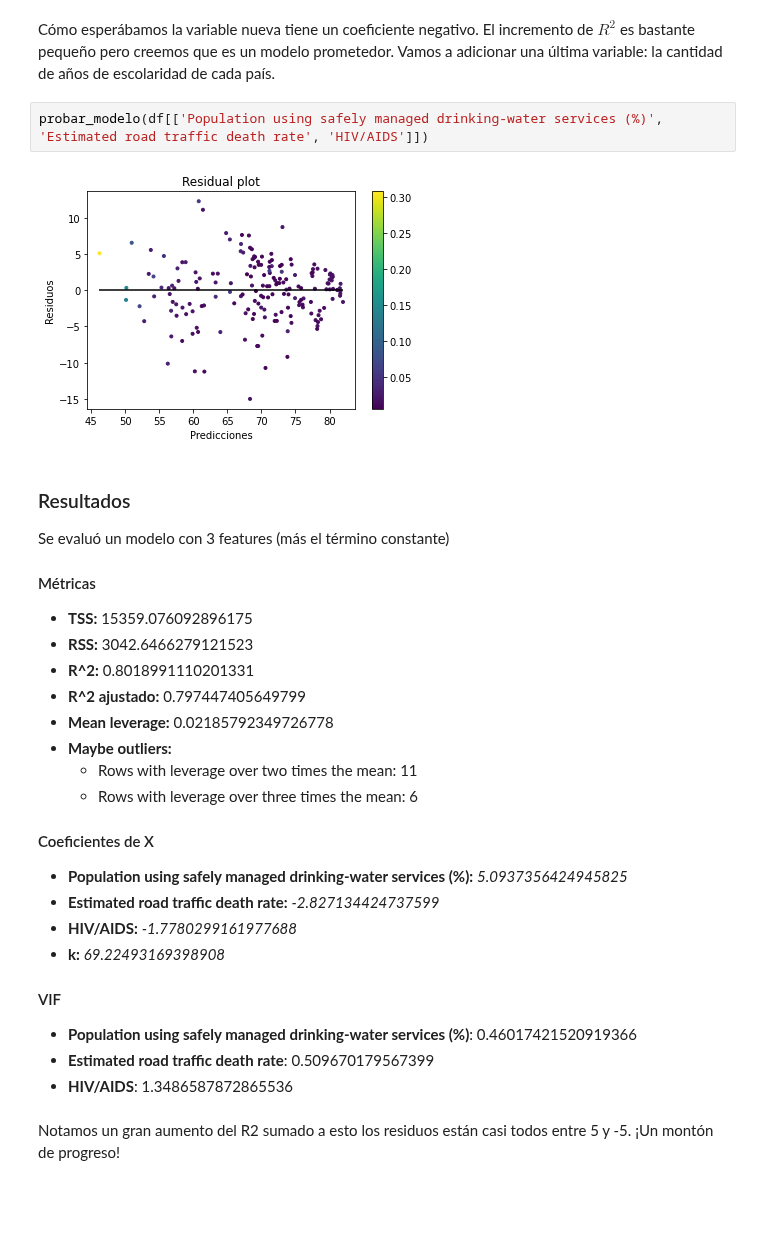
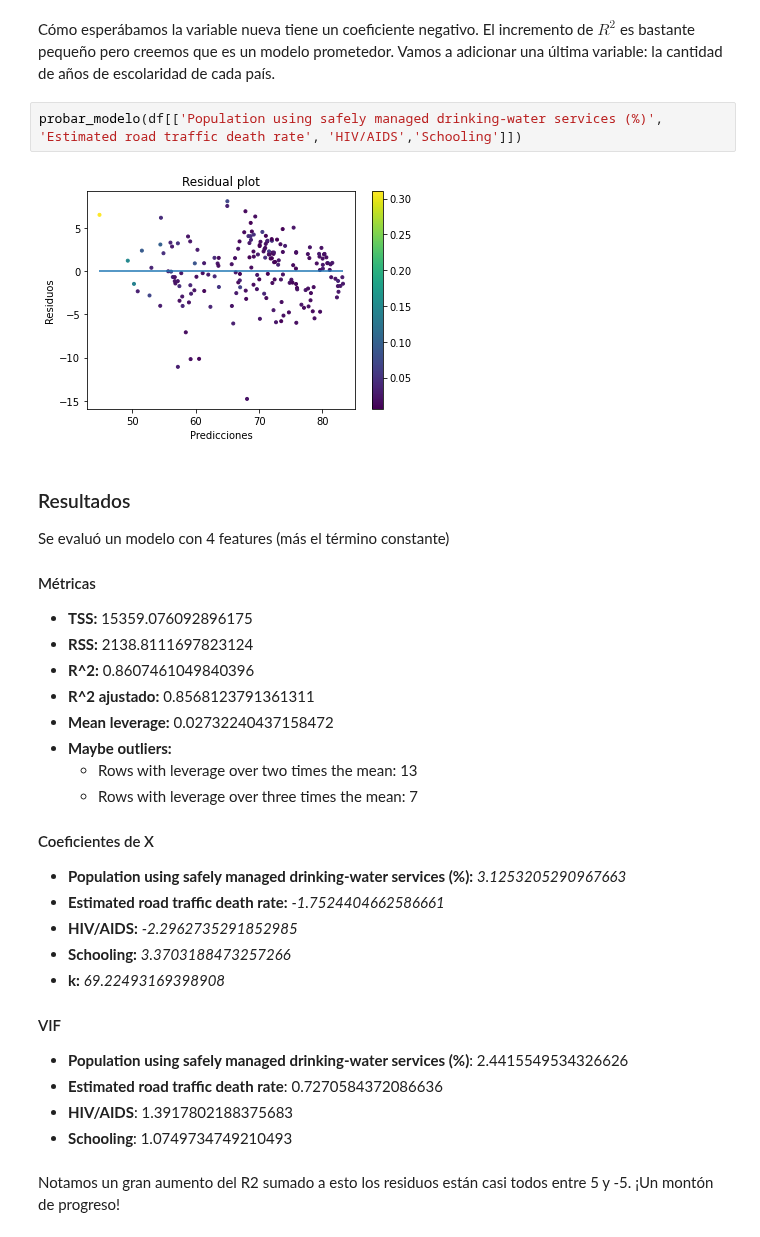
Before and after one commit to iglosiggio/metnum-tp3, a Jupyter notebook: notebooks/modelos-de-regresion-reentrega.ipynb, the cells around one changed output. Saved outputs shown, nothing was run; the diff lists cells and outputs as text; blank space fills up the shorter version.

```diff
--- a/notebooks/modelos-de-regresion-reentrega.ipynb
+++ b/notebooks/modelos-de-regresion-reentrega.ipynb
@@ -291,28 +291,30 @@ Se evaluó un modelo con 3 features (más el término constante)
 # %% [markdown]
 Cómo esperábamos la variable nueva tiene un coeficiente negativo. El incremento de $R^2$ es bastante pequeño pero creemos que es un modelo prometedor. Vamos a adicionar una última variable: la cantidad de años de escolaridad de cada país.
 # %%
-probar_modelo(df[['Population using safely managed drinking-water services (%)', 'Estimated road traffic death rate', 'HIV/AIDS']])
+probar_modelo(df[['Population using safely managed drinking-water services (%)', 'Estimated road traffic death rate', 'HIV/AIDS','Schooling']])
 # %% [output]
-[figure, old version]
+[figure, new version]
 ### Resultados
-Se evaluó un modelo con 3 features (más el término constante)
+Se evaluó un modelo con 4 features (más el término constante)
 #### Métricas
 - **TSS:** 15359.076092896175
-- **RSS:** 3042.6466279121523
-- **R^2:** 0.8018991110201331
-- **R^2 ajustado:** 0.797447405649799
-- **Mean leverage:** 0.02185792349726778
+- **RSS:** 2138.8111697823124
+- **R^2:** 0.8607461049840396
+- **R^2 ajustado:** 0.8568123791361311
+- **Mean leverage:** 0.02732240437158472
 - **Maybe outliers:**
-  * Rows with leverage over two times the mean: 11
-  * Rows with leverage over three times the mean: 6
+  * Rows with leverage over two times the mean: 13
+  * Rows with leverage over three times the mean: 7
 #### Coeficientes de X
-- **Population using safely managed drinking-water services (%):** _5.0937356424945825_
-- **Estimated road traffic death rate:** _-2.827134424737599_
-- **HIV/AIDS:** _-1.7780299161977688_
+- **Population using safely managed drinking-water services (%):** _3.1253205290967663_
+- **Estimated road traffic death rate:** _-1.7524404662586661_
+- **HIV/AIDS:** _-2.2962735291852985_
+- **Schooling:** _3.3703188473257266_
 - **k:** _69.22493169398908_
 #### VIF
-- **Population using safely managed drinking-water services (%)**: 0.46017421520919366
-- **Estimated road traffic death rate**: 0.509670179567399
-- **HIV/AIDS**: 1.3486587872865536
+- **Population using safely managed drinking-water services (%)**: 2.4415549534326626
+- **Estimated road traffic death rate**: 0.7270584372086636
+- **HIV/AIDS**: 1.3917802188375683
+- **Schooling**: 1.0749734749210493
 # %% [markdown]
 Notamos un gran aumento del R2 sumado a esto los residuos están casi todos entre 5 y -5. ¡Un montón de progreso!
```
Also changed, not shown: parts of 5 cells of this notebook.
